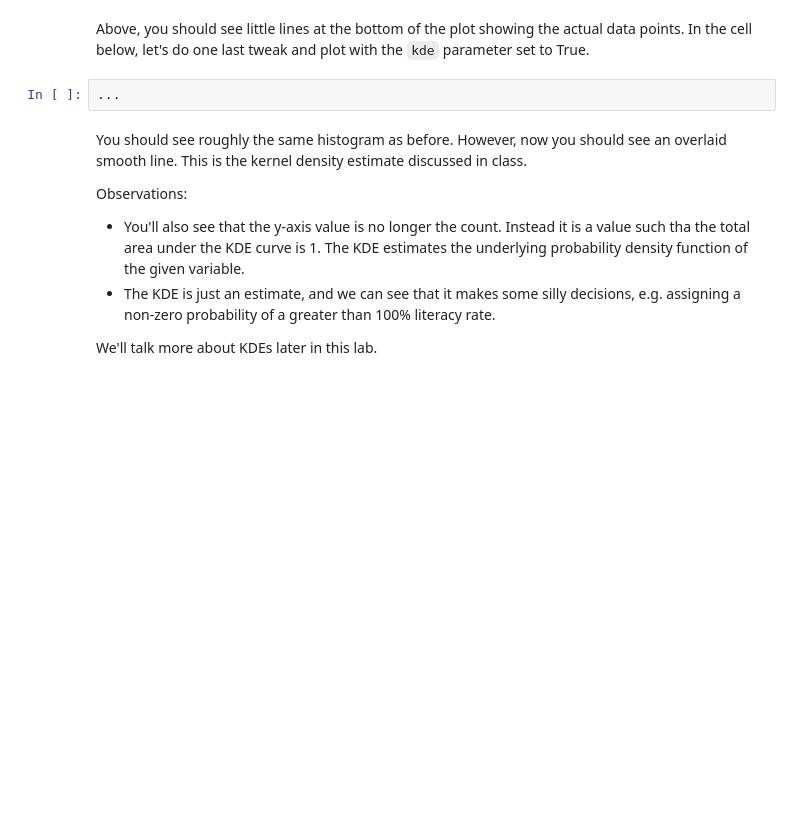
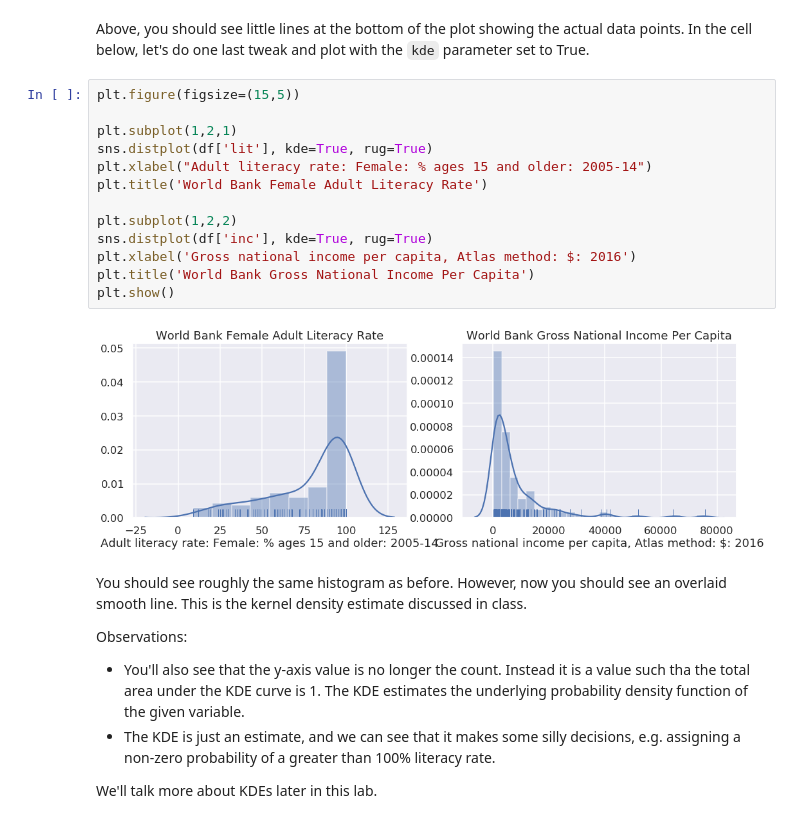
Before and after one commit to zhugeyicixin/DataSci200, a Jupyter notebook: labs/lab04/lab04.ipynb, the cells around one changed output. Saved outputs shown, nothing was run; the diff lists cells and outputs as text; blank space fills up the shorter version.

```diff
--- a/labs/lab04/lab04.ipynb
+++ b/labs/lab04/lab04.ipynb
@@ -126,7 +221,20 @@ In the cell below, try creating the exact same plot again, but this time set the
 # %% [markdown]
 Above, you should see little lines at the bottom of the plot showing the actual data points. In the cell below, let's do one last tweak and plot with the `kde` parameter set to True.
-# %%
-...
+# %%
+plt.figure(figsize=(15,5))
+
+plt.subplot(1,2,1)
+sns.distplot(df['lit'], kde=True, rug=True)
+plt.xlabel("Adult literacy rate: Female: % ages 15 and older: 2005-14")
+plt.title('World Bank Female Adult Literacy Rate')
+
+plt.subplot(1,2,2)
+sns.distplot(df['inc'], kde=True, rug=True)
+plt.xlabel('Gross national income per capita, Atlas method: $: 2016')
+plt.title('World Bank Gross National Income Per Capita')
+plt.show()
+# %% [output]
+[figure, added]
 # %% [markdown]
 You should see roughly the same histogram as before. However, now you should see an overlaid smooth line. This is the kernel density estimate discussed in class.
 
```
Also changed, not shown: parts of 37 cells of this notebook.
